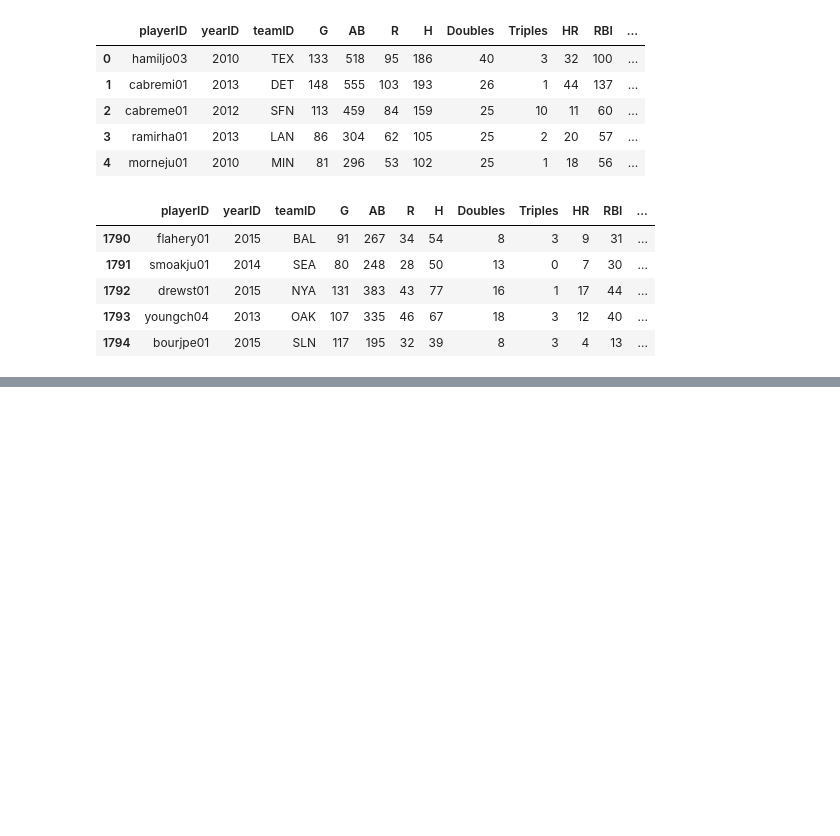
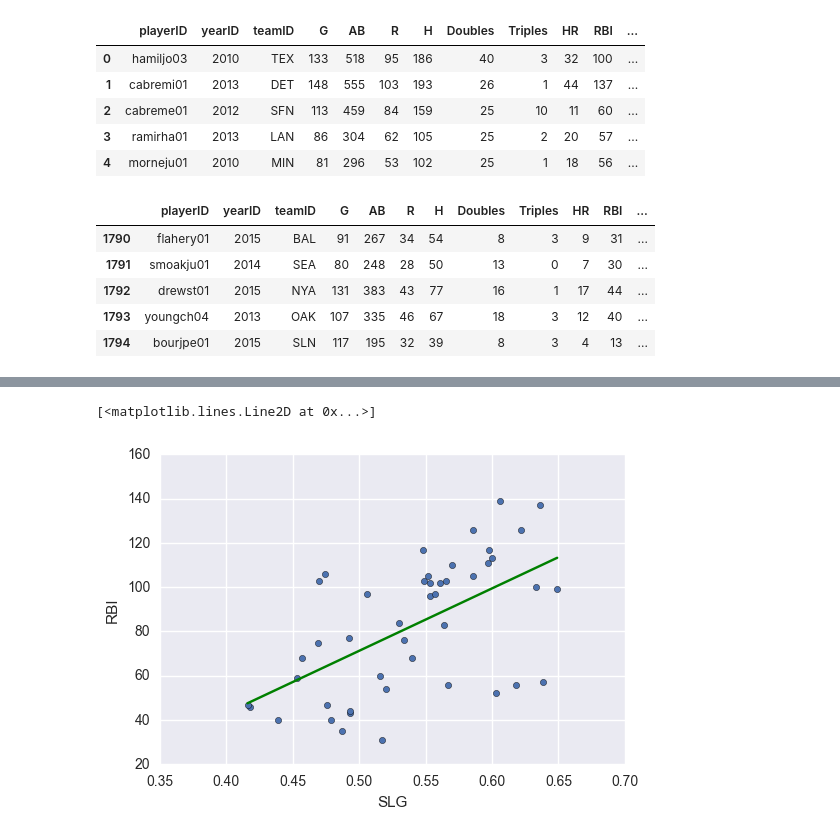
Before and after one commit to mikepuiszis/Data-Science-Term-Project, a Jupyter notebook: Data Science and Baseball.ipynb, the cells around one changed output, grey strips where cells are left out. Drawn from its saved outputs; the diff is of its cells as text; code cells hidden in the pictures; blank space fills up the shorter version.

```diff
--- a/Data Science and Baseball.ipynb
+++ b/Data Science and Baseball.ipynb
@@ -87,0 +145,6 @@ sns.stripplot("Steals","PlayerID",data=dfs, jitter=1)
+# %%
+ba.plot(kind='scatter', x ='SLG', y='RBI')
+plt.plot(new, prediction, c="green")
+# %% [output]
+[<matplotlib.lines.Line2D at 0x...>]
+[figure, added]
```
Also changed, not shown: parts of 55 cells of this notebook, 2 other files.
